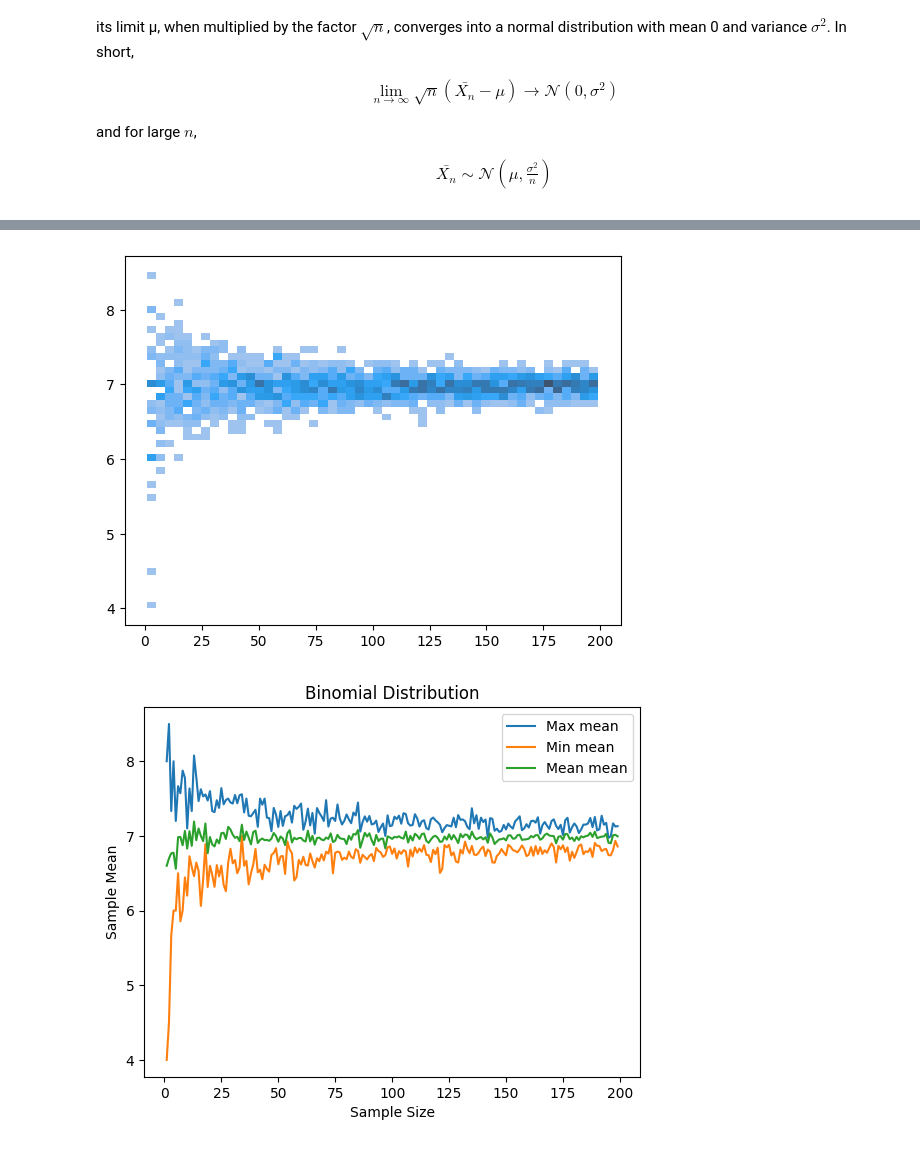
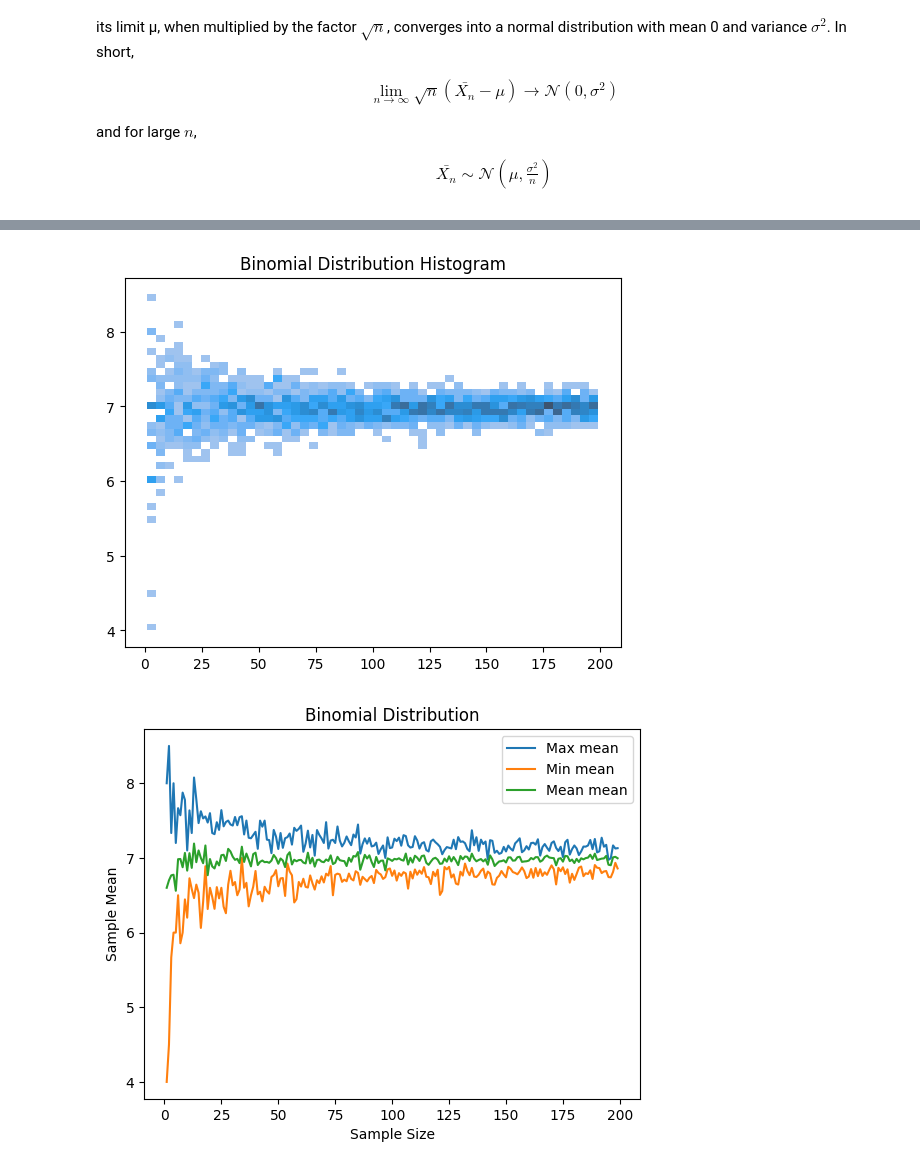
Before and after one commit to edmarRod/Courses, a Jupyter notebook: Statistics/Central_Limit_Theorem.ipynb, the cells around one changed output, grey strips where cells are left out. Cells and saved outputs as stored; diff of their text form; code cells hidden in the pictures.

```diff
--- a/Statistics/Central_Limit_Theorem.ipynb
+++ b/Statistics/Central_Limit_Theorem.ipynb
@@ -76,10 +77,11 @@ plot(df, 'Normal')
 # %%
 x, y = sample_distribution(binomial_1)
 sns.histplot(x=x, y=y, bins=50)
+plt.title('Binomial Distribution Histogram')
 df = pd.DataFrame({'Sample Size': x, 'Sample Mean': y})
 plot(df, 'Binomial')
 # %% [output]
-[figure, old version]
+[figure, new version]
 [figure]
 # %%
 x, y = sample_distribution(binomial_2)
```
Also changed, not shown: parts of 2 cells of this notebook.
